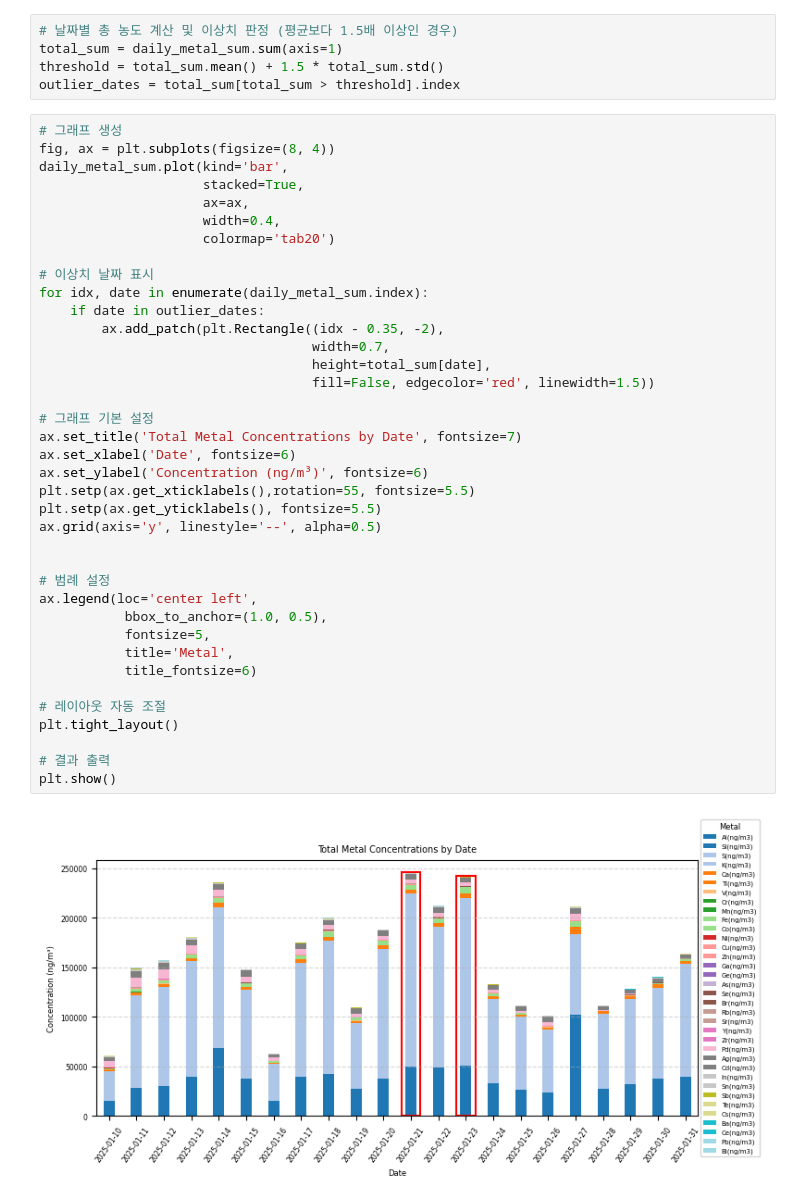
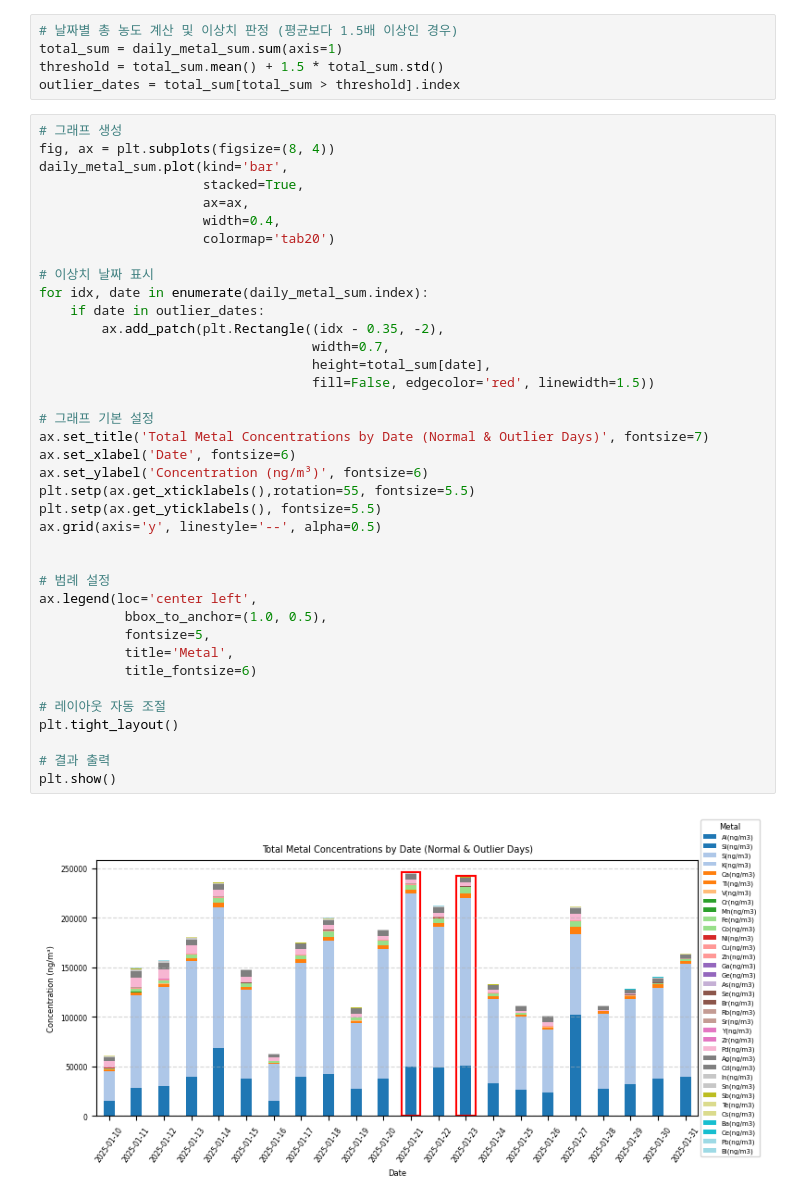
Before and after one commit to hyen0322/Data, a Jupyter notebook: Total Metal Concentrations.ipynb, the cells around one changed output. Drawn from its saved outputs; the diff is of its cells as text.

```diff
--- a/Total Metal Concentrations.ipynb
+++ b/Total Metal Concentrations.ipynb
@@ -42,32 +42,32 @@ daily_metal_sum.plot(kind='bar',
 
 # 이상치 날짜 표시
 for idx, date in enumerate(daily_metal_sum.index):
     if date in outlier_dates:
         ax.add_patch(plt.Rectangle((idx - 0.35, -2),
                                    width=0.7,
                                    height=total_sum[date],
                                    fill=False, edgecolor='red', linewidth=1.5))
 
 # 그래프 기본 설정
-ax.set_title('Total Metal Concentrations by Date', fontsize=7)
+ax.set_title('Total Metal Concentrations by Date (Normal & Outlier Days)', fontsize=7)
 ax.set_xlabel('Date', fontsize=6)
 ax.set_ylabel('Concentration (ng/m³)', fontsize=6)
 plt.setp(ax.get_xticklabels(),rotation=55, fontsize=5.5)
 plt.setp(ax.get_yticklabels(), fontsize=5.5)
 ax.grid(axis='y', linestyle='--', alpha=0.5)
 
 
 # 범례 설정
 ax.legend(loc='center left',
            bbox_to_anchor=(1.0, 0.5),
            fontsize=5,
            title='Metal',
            title_fontsize=6)
 
 # 레이아웃 자동 조절
 plt.tight_layout()
 
 # 결과 출력
 plt.show()
 # %% [output]
-[figure, old version]
+[figure, new version]
```
